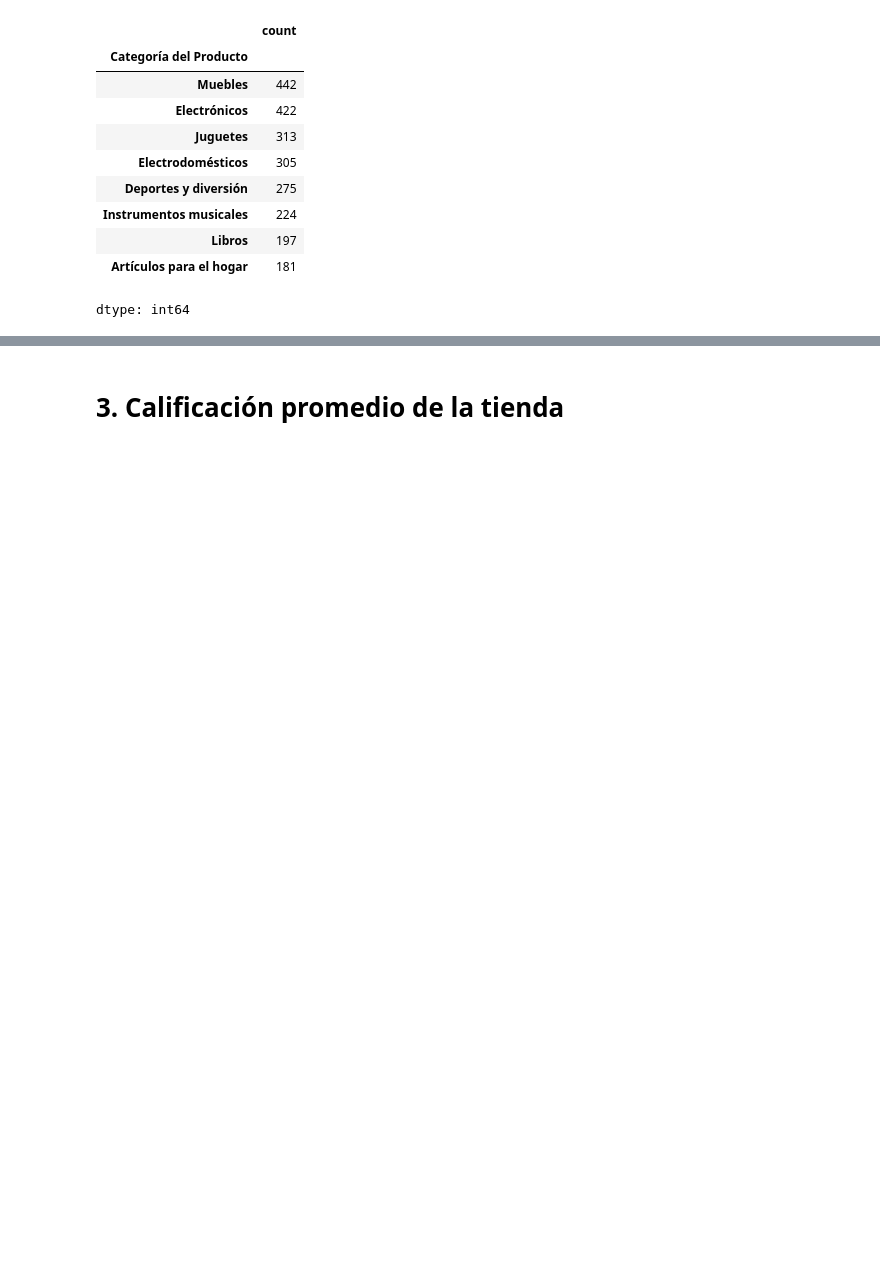
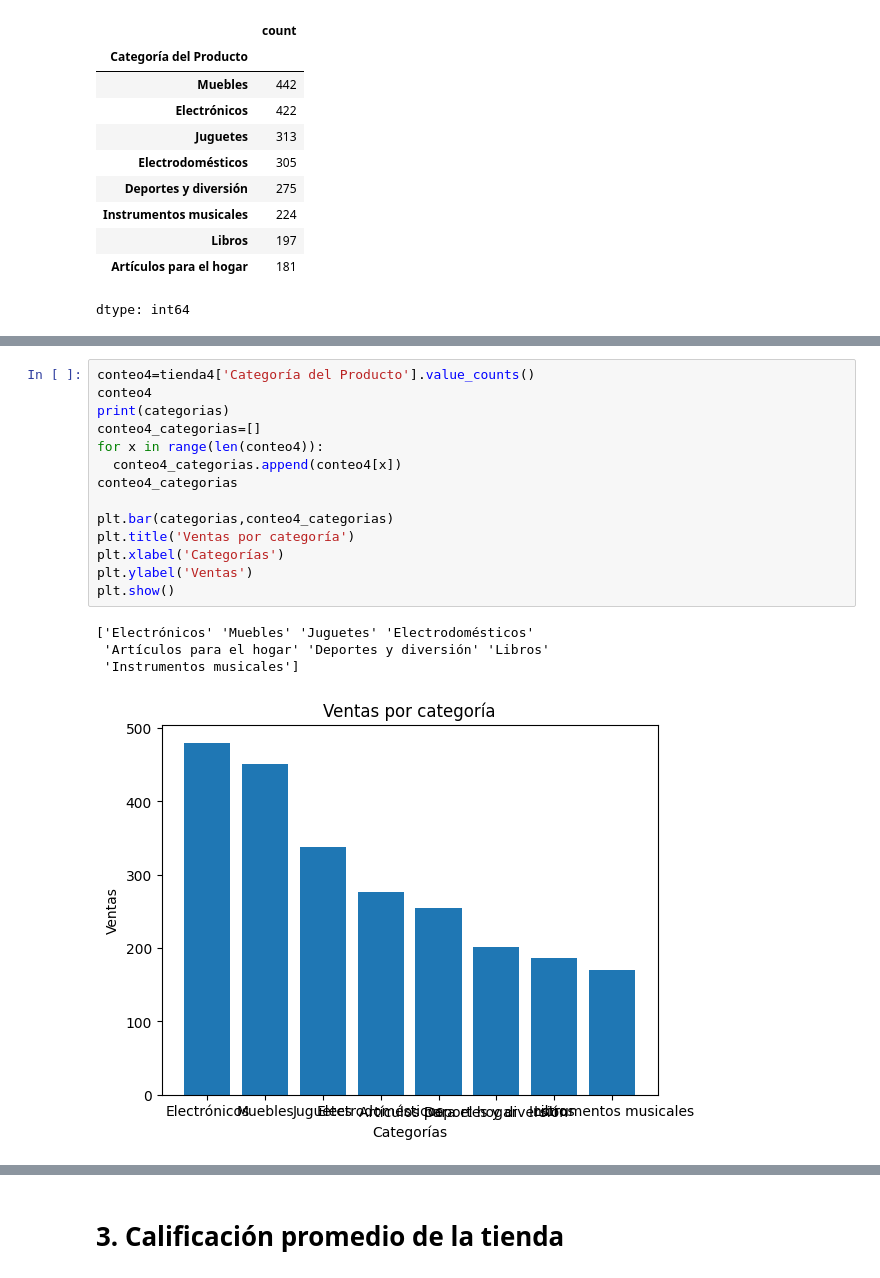
Before and after one commit to vanessa-oreza/Alura-Store, a Jupyter notebook: AluraStoreLatam.ipynb, the cells around one changed output, grey strips where cells are left out. Drawn from its saved outputs; the diff is of its cells as text; blank space fills up the shorter version.

```diff
--- a/AluraStoreLatam.ipynb
+++ b/AluraStoreLatam.ipynb
@@ -178,0 +163,19 @@ Name: count, dtype: int64
+# %%
+conteo4=tienda4['Categoría del Producto'].value_counts()
+conteo4
+print(categorias)
+conteo4_categorias=[]
+for x in range(len(conteo4)):
+  conteo4_categorias.append(conteo4[x])
+conteo4_categorias
+
+plt.bar(categorias,conteo4_categorias)
+plt.title('Ventas por categoría')
+plt.xlabel('Categorías')
+plt.ylabel('Ventas')
+plt.show()
+# %% [output]
+['Electrónicos' 'Muebles' 'Juguetes' 'Electrodomésticos'
+ 'Artículos para el hogar' 'Deportes y diversión' 'Libros'
+ 'Instrumentos musicales']
+[figure, added]
```
Also changed, not shown: parts of 14 cells of this notebook.
